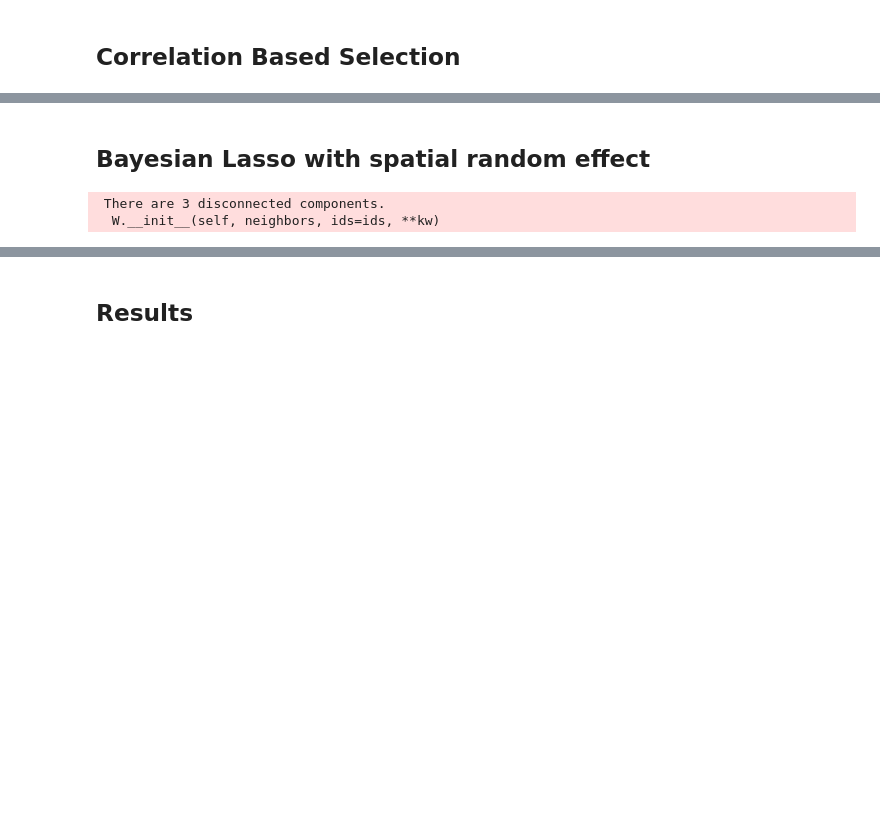
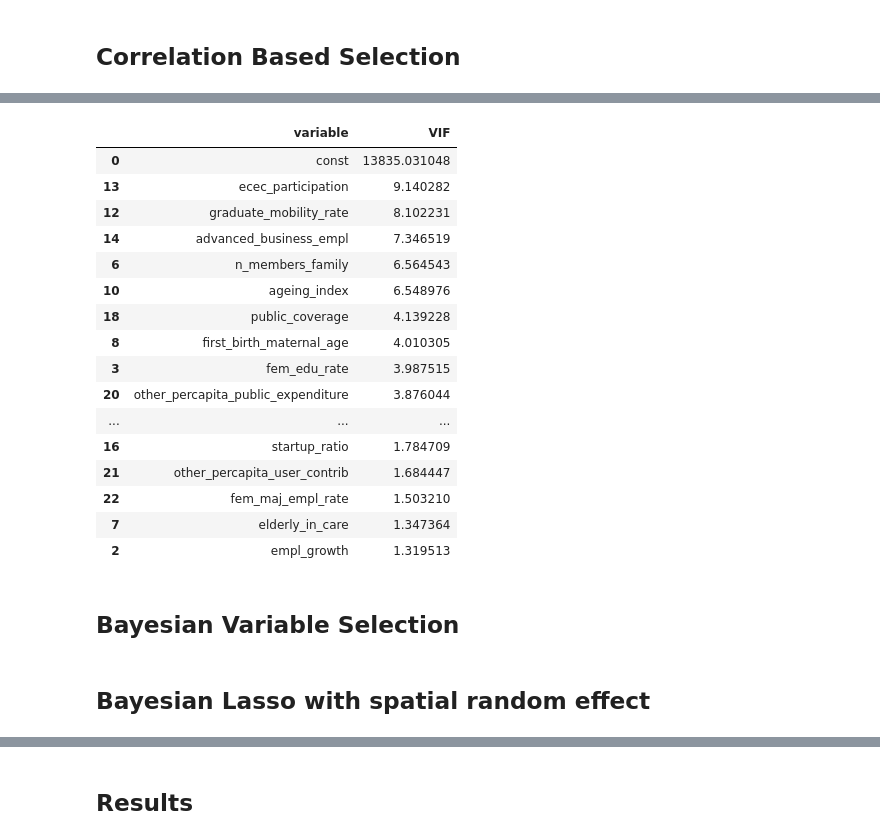
Before and after one commit to leonardotisato/Bayesian-Statistics-Project, a Jupyter notebook: sandbox/luca/variable_selection_car.ipynb, the cells around one changed output, grey strips where cells are left out. Drawn from its saved outputs; the diff is of its cells as text; code cells hidden in the pictures; blank space fills up the shorter version.

Commit message:
changes to variable selection

```diff
--- a/sandbox/luca/variable_selection_car.ipynb
+++ b/sandbox/luca/variable_selection_car.ipynb
@@ -283,0 +190,2 @@ plt.show()
+# %%
+df_final = df_reduced.drop(columns=ecec_drop)
@@ -283,0 +205,3 @@ plt.show()
+# %%
+df_final['macro_area'] = df_final['rip_name'].apply(lambda x: 'Nord' if x in ['Nord-Ovest', 'Nord-Est'] else ('Centro' if x == 'Centro' else 'Sud'))
+df_final['macro_area'].value_counts()
@@ -283,0 +305,32 @@ plt.show()
+# %%
+import statsmodels.api as sm
+covariates = df_final.select_dtypes(include="number").copy()
+covariates = covariates.drop(columns=['fem_empl_rate'])
+covariates = sm.add_constant(covariates, has_constant='add')
+# %%
+vif = pd.DataFrame({
+    "variable": covariates.columns,
+    "VIF": [variance_inflation_factor(covariates.values, i) for i in range(covariates.shape[1])]
+})
+# %%
+vif.sort_values('VIF', ascending=False)
+# %% [output]
+|  | variable | VIF |
+| 0 | const | 13835.031048 |
+| 13 | ecec_participation | 9.140282 |
+| 12 | graduate_mobility_rate | 8.102231 |
+| 14 | advanced_business_empl | 7.346519 |
+| 6 | n_members_family | 6.564543 |
+| 10 | ageing_index | 6.548976 |
+| 18 | public_coverage | 4.139228 |
+| 8 | first_birth_maternal_age | 4.010305 |
+| 3 | fem_edu_rate | 3.987515 |
+| 20 | other_percapita_public_expenditure | 3.876044 |
+| ... | ... | ... |
+| 16 | startup_ratio | 1.784709 |
+| 21 | other_percapita_user_contrib | 1.684447 |
+| 22 | fem_maj_empl_rate | 1.503210 |
+| 7 | elderly_in_care | 1.347364 |
+| 2 | empl_growth | 1.319513 |
+# %% [markdown]
+## Bayesian Variable Selection
@@ -284,12 +362,3 @@ plt.show()
 # %% [markdown]
 ## Bayesian Lasso with spatial random effect
-# %%
-import libpysal
-from scipy import sparse
-
-w = libpysal.weights.Rook.from_dataframe(df)
-W_sparse = w.sparse
-# %% [output]
- There are 3 disconnected components.
-  W.__init__(self, neighbors, ids=ids, **kw)
 # %%
```
Also changed, not shown: parts of 76 cells of this notebook, 3 other files.
